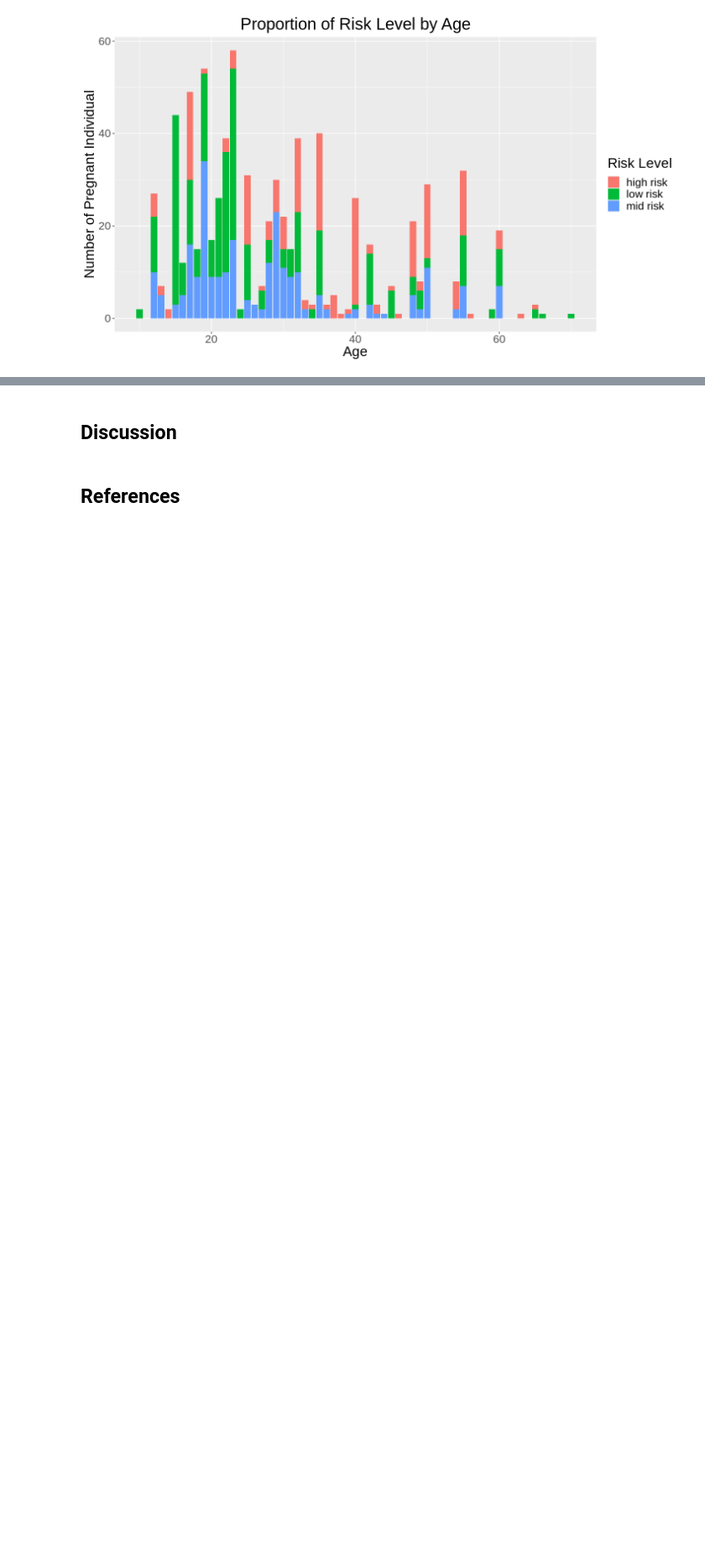
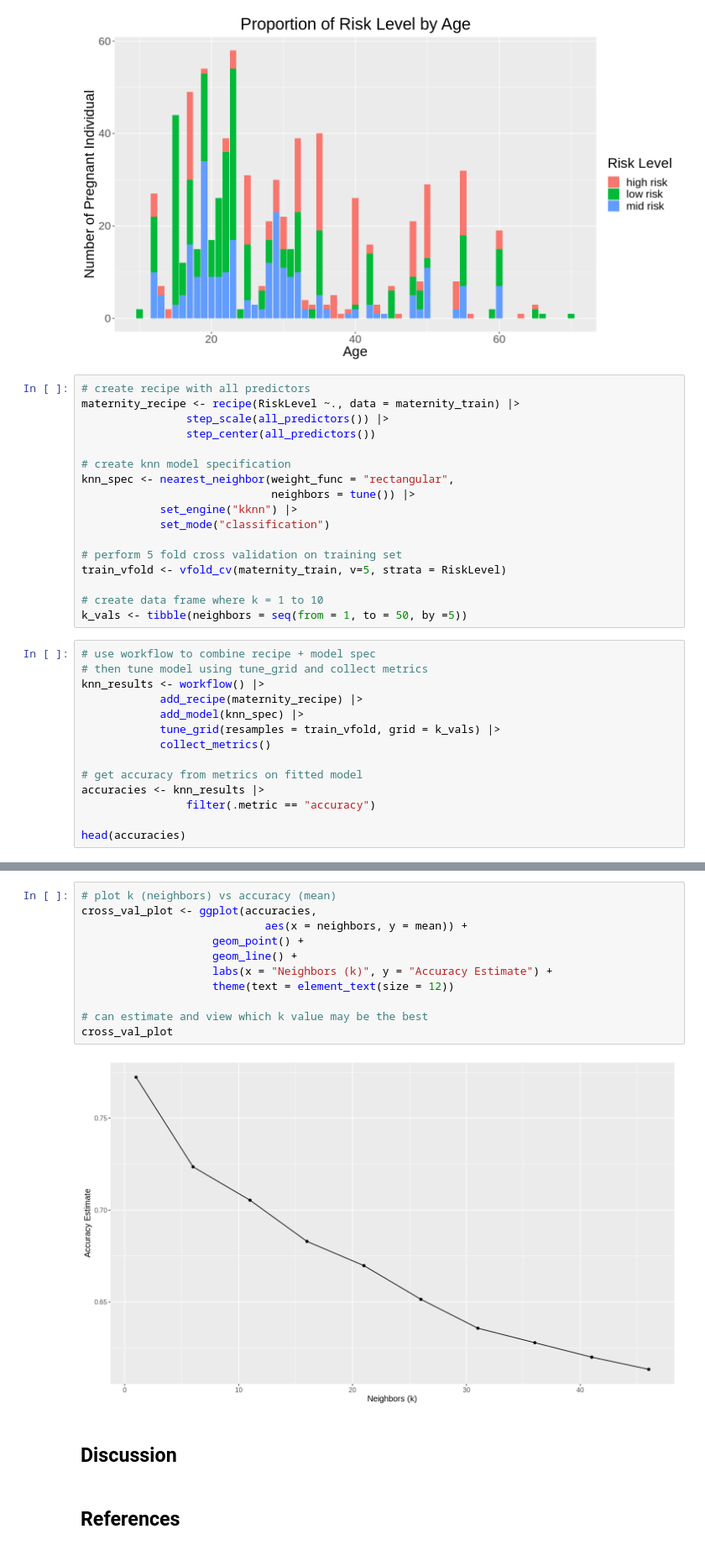
Before and after one commit to rukabii/dsci-100-group-project-006-29, a Jupyter notebook: Group_Project_Report.ipynb, the cells around one changed output, grey strips where cells are left out. Shown: that part at 84% size. Drawn from its saved outputs; the diff is of its cells as text; blank space fills up the shorter version.

Commit message:
cross validation draft 1

```diff
--- a/Group_Project_Report.ipynb
+++ b/Group_Project_Report.ipynb
@@ -157,3 +157,34 @@ maternity_age_vs_risk
 # %% [output]
 [figure]
 [figure]
+# %%
+# create recipe with all predictors
+maternity_recipe <- recipe(RiskLevel ~., data = maternity_train) |>
+                step_scale(all_predictors()) |>
+                step_center(all_predictors())
+
+# create knn model specification
+knn_spec <- nearest_neighbor(weight_func = "rectangular",
+                             neighbors = tune()) |>
+            set_engine("kknn") |>
+            set_mode("classification")
+
+# perform 5 fold cross validation on training set
+train_vfold <- vfold_cv(maternity_train, v=5, strata = RiskLevel)
+
+# create data frame where k = 1 to 10
+k_vals <- tibble(neighbors = seq(from = 1, to = 50, by =5))
+# %%
+# use workflow to combine recipe + model spec
+# then tune model using tune_grid and collect metrics
+knn_results <- workflow() |>
+            add_recipe(maternity_recipe) |>
+            add_model(knn_spec) |>
+            tune_grid(resamples = train_vfold, grid = k_vals) |>
+            collect_metrics()
+
+# get accuracy from metrics on fitted model
+accuracies <- knn_results |>
+                filter(.metric == "accuracy")
+
+head(accuracies)
@@ -160,3 +201,16 @@ maternity_age_vs_risk
+# %%
+# plot k (neighbors) vs accuracy (mean)
+cross_val_plot <- ggplot(accuracies,
+                            aes(x = neighbors, y = mean)) +
+                    geom_point() +
+                    geom_line() +
+                    labs(x = "Neighbors (k)", y = "Accuracy Estimate") +
+                    theme(text = element_text(size = 12))
+
+# can estimate and view which k value may be the best
+cross_val_plot
+# %% [output]
+[figure, added]
 # %% [markdown]
 ## Discussion
 # %% [markdown]
```
Also changed, not shown: parts of 1 cell of this notebook.
